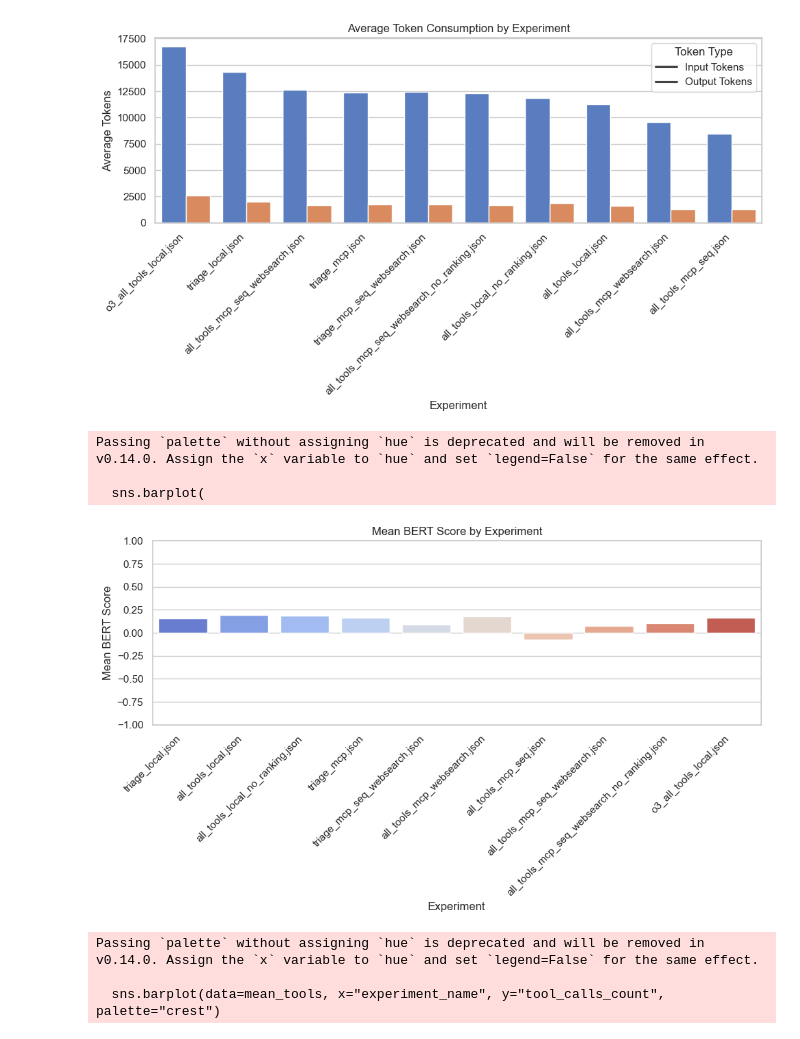
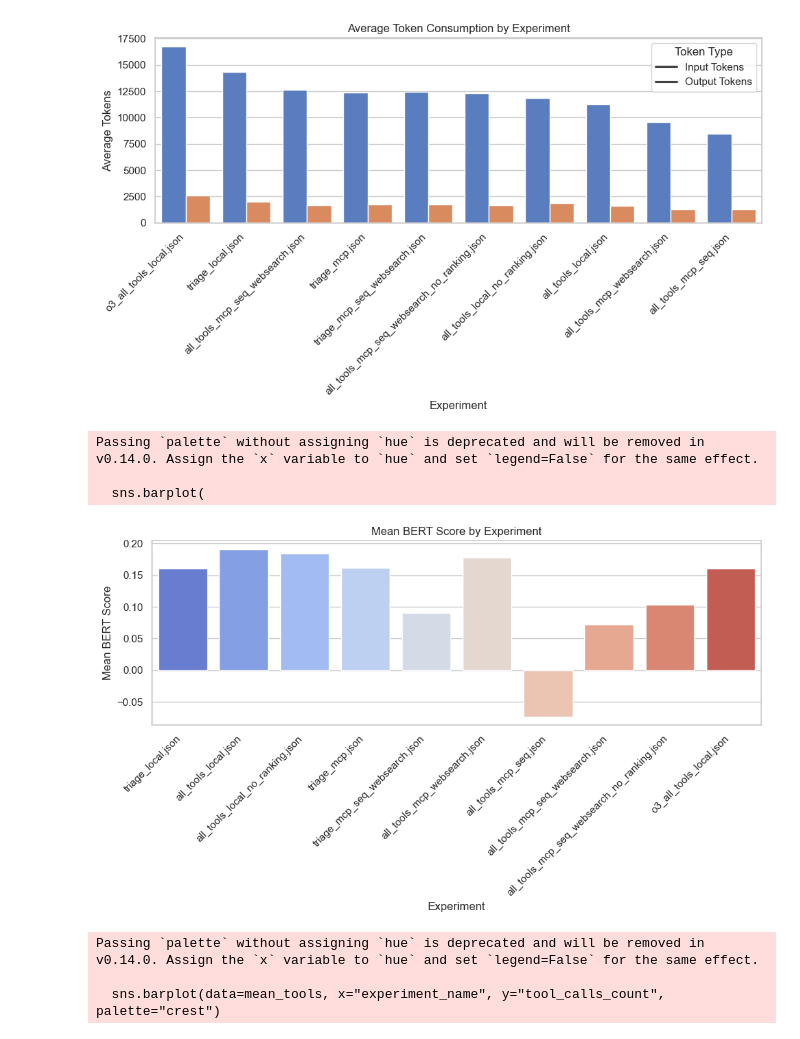
Before and after one commit to mrrestre/react_agent_in_edp, a Jupyter notebook: experiments/interpretation/experiment_comparer.ipynb, the cells around one changed output. Saved outputs shown, nothing was run; the diff lists cells and outputs as text; code cells hidden in the pictures.

```diff
--- a/experiments/interpretation/experiment_comparer.ipynb
+++ b/experiments/interpretation/experiment_comparer.ipynb
@@ -238,35 +241,34 @@ import seaborn as sns
 import matplotlib.pyplot as plt
 
 # Get the order from df_all_experiments
 experiment_order = df_all_experiments["experiment_name"].unique()
 
 # Compute mean BERT score per experiment
 mean_bert = (
     df_all_experiments.groupby("experiment_name")["bert_score"].mean().reset_index()
 )
 
 # Plot using the fixed experiment order
 plt.figure(figsize=(10, 6))
 sns.barplot(
     data=mean_bert,
     x="experiment_name",
     y="bert_score",
     order=experiment_order,  # preserve consistent order
     palette="coolwarm",
 )
 
 plt.title("Mean BERT Score by Experiment")
 plt.xlabel("Experiment")
 plt.ylabel("Mean BERT Score")
-plt.ylim(-1, 1)
 plt.xticks(rotation=45, ha="right")
 plt.tight_layout()
 plt.show()
 # %% [output]
 Passing `palette` without assigning `hue` is deprecated and will be removed in v0.14.0. Assign the `x` variable to `hue` and set `legend=False` for the same effect.
 
   sns.barplot(
-[figure, old version]
+[figure, new version]
 # %%
 import seaborn as sns
 import matplotlib.pyplot as plt
```
Also changed, not shown: parts of 3 cells of this notebook, 6 other files.
